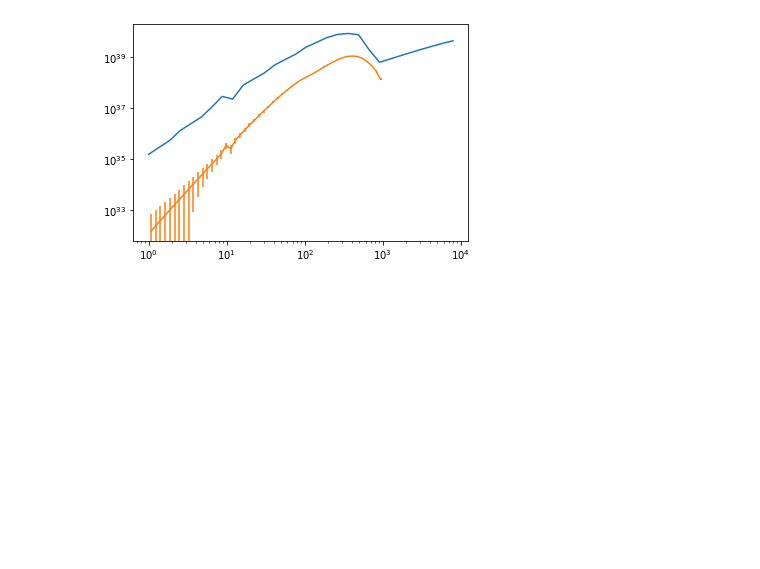
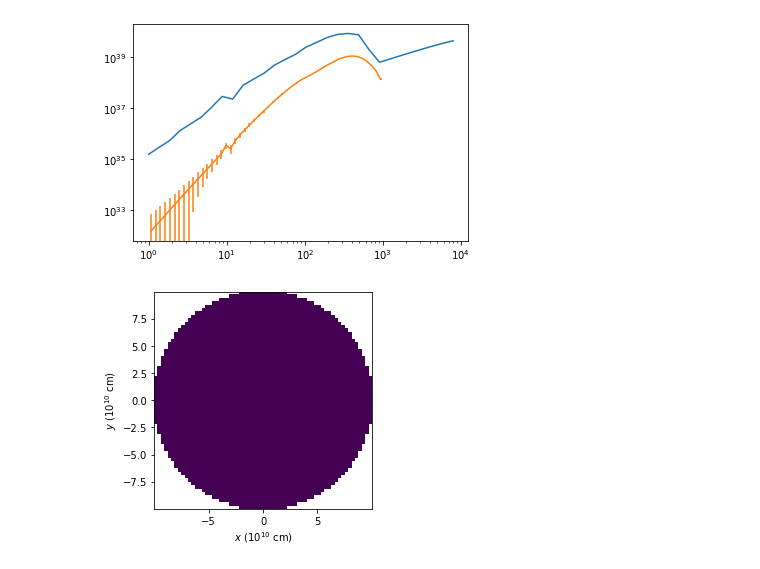
Before and after one commit to thomas-03/blacklightAthenaProcessing, a Jupyter notebook: src/testing.ipynb, the cells around one changed output. Cells and saved outputs as stored; diff of their text form; code cells hidden in the pictures; blank space fills up the shorter version.

Commit message:
add some basic image functionality

```diff
--- a/src/testing.ipynb
+++ b/src/testing.ipynb
@@ -44,3 +45,12 @@ plt.xscale('log')
 plt.show()
 # %% [output]
 [figure]
+# %%
+fig,ax = plt.subplots()
+divider = make_axes_locatable(ax)
+#cax = divider.append_axes('right', size='1%', pad=0.05)
+image = bap.plot_image(im,'I',axes='cm',logc=True,cmin=1e-1,cmax=1e5)
+#fig.colorbar(image, cax=cax, orientation='vertical')
+plt.show()
+# %% [output]
+[figure, added]
```
Also changed, not shown: parts of 2 cells of this notebook, 2 other files.
